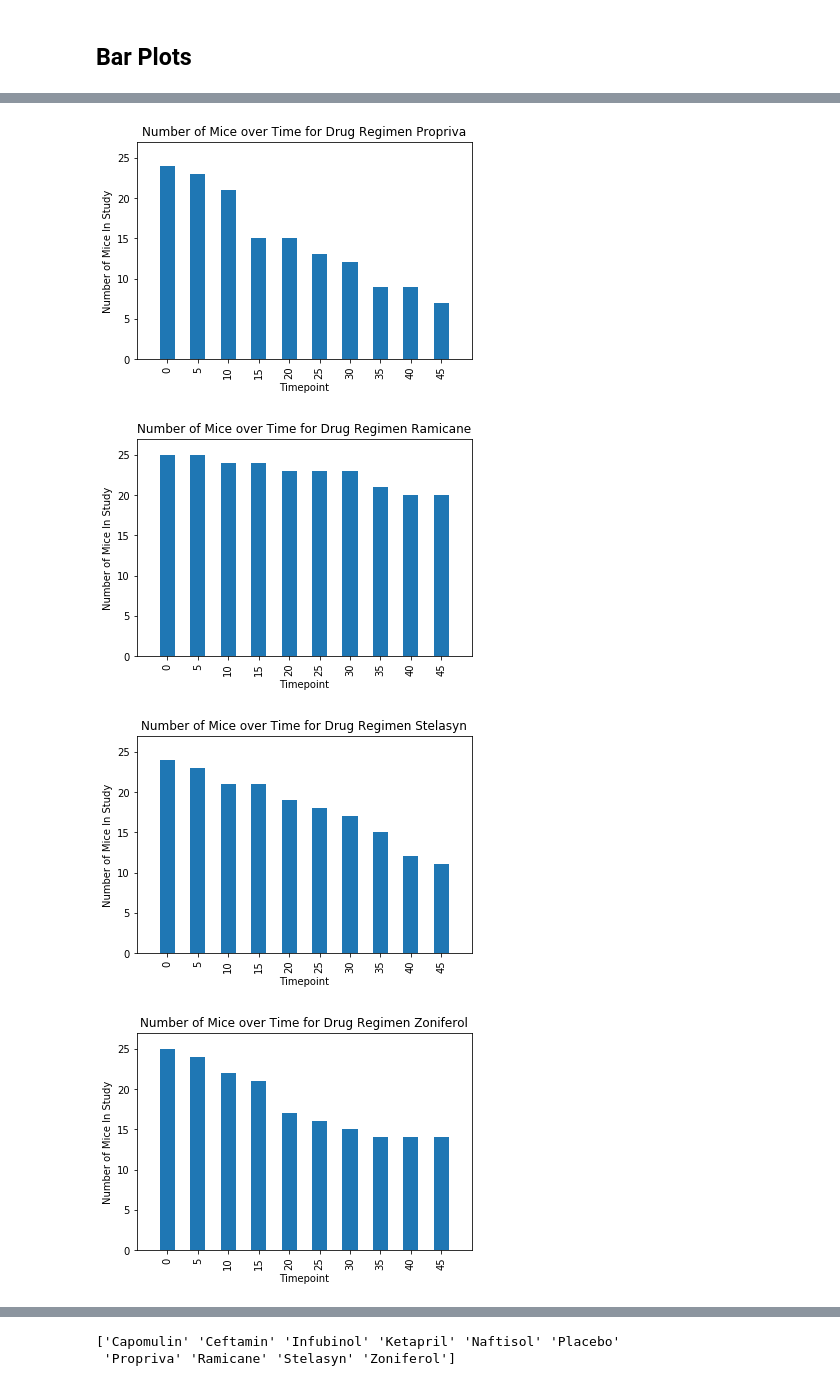
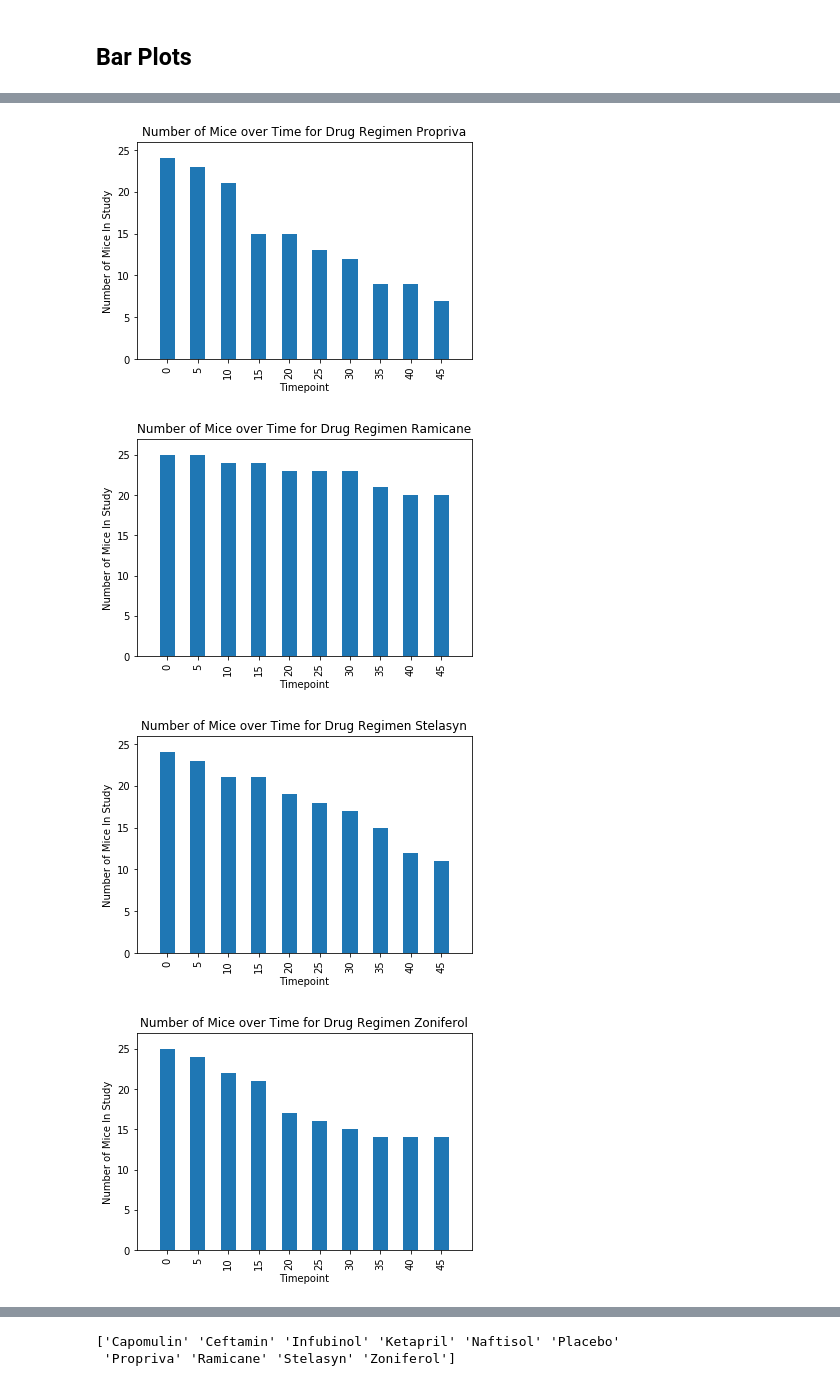
Before and after one commit to gshreve01/Matplot-Challenge, a Jupyter notebook: Pymaceuticals/pymaceuticals.ipynb, the cells around one changed output, grey strips where cells are left out. Drawn from its saved outputs; the diff is of its cells as text; code cells hidden in the pictures.

```diff
--- a/Pymaceuticals/pymaceuticals.ipynb
+++ b/Pymaceuticals/pymaceuticals.ipynb
@@ -231,38 +236,38 @@ summary_data_df
 #for each treatment throughout the course of the study.
 
 timepoints = clean_mouse_study_df["Timepoint"].unique()
 
 # Generate the data frames to be used by both methods
 group_data = pd.DataFrame()
 
 for regimen in regimens:
     specific_regimen = clean_mouse_study_df.loc[(clean_mouse_study_df['Drug Regimen'] == regimen)]
     groupby_regimen = specific_regimen.groupby('Timepoint')
 
     # Still save off data for groupby bar chart....extra credit???
     group_data[regimen] = groupby_regimen.count()['Sex']
 
+    # Get the maximum value in the first row....assuming that there will not be mice added after beginnging
+    max_number_of_mice =  group_data[regimen].iloc[0:1][0]
+
     # Plot the Drug Regimen
     ax = group_data[regimen].plot(kind='bar', title=f"Number of Mice over Time for Drug Regimen {regimen}")
     ax.set_ylabel("Number of Mice In Study")
     ax.set_ylim(0, max_number_of_mice + 2)
     ax.set_xlim(-1, len(timepoints))
     plt.show()
 
 mice_by_timepoint = group_data
-
-# Get the maximum value in the first row....assuming that there will not be mice added after beginnging
-max_number_of_mice = mice_by_timepoint.iloc[0:1].max(axis=1)[0]
 # %% [output]
 [figure]
 [figure]
 [figure]
 [figure]
 [figure]
 [figure]
-[figure, old version]
+[figure, new version]
 [figure]
-[figure, old version]
+[figure, new version]
 [figure]
 # %%
 # using pyplt -------
```
Also changed, not shown: parts of 7 cells of this notebook.
